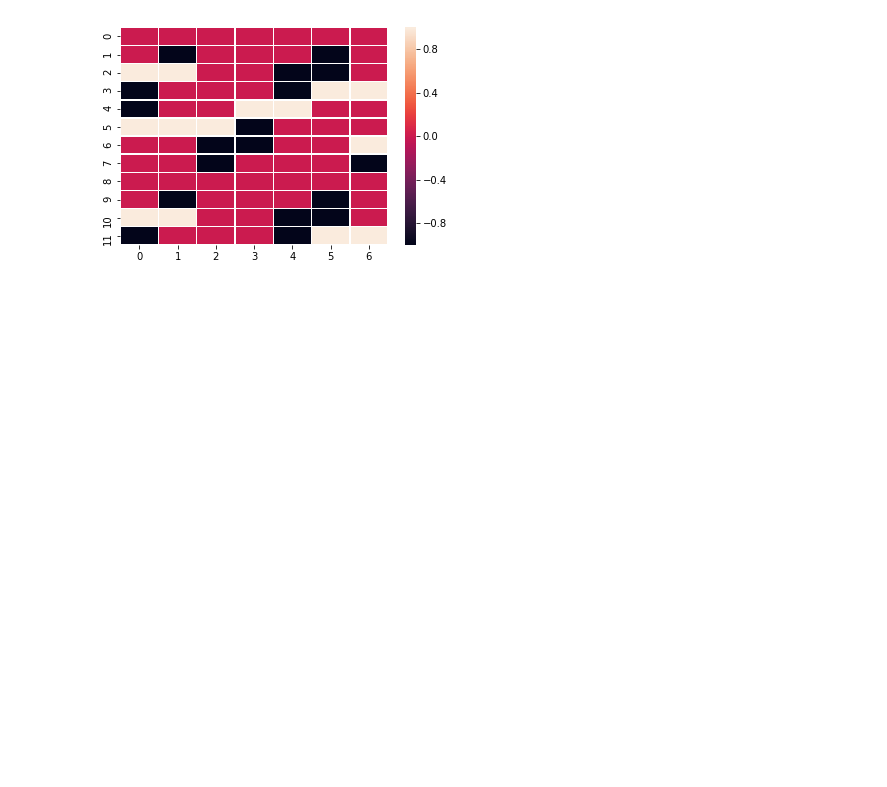
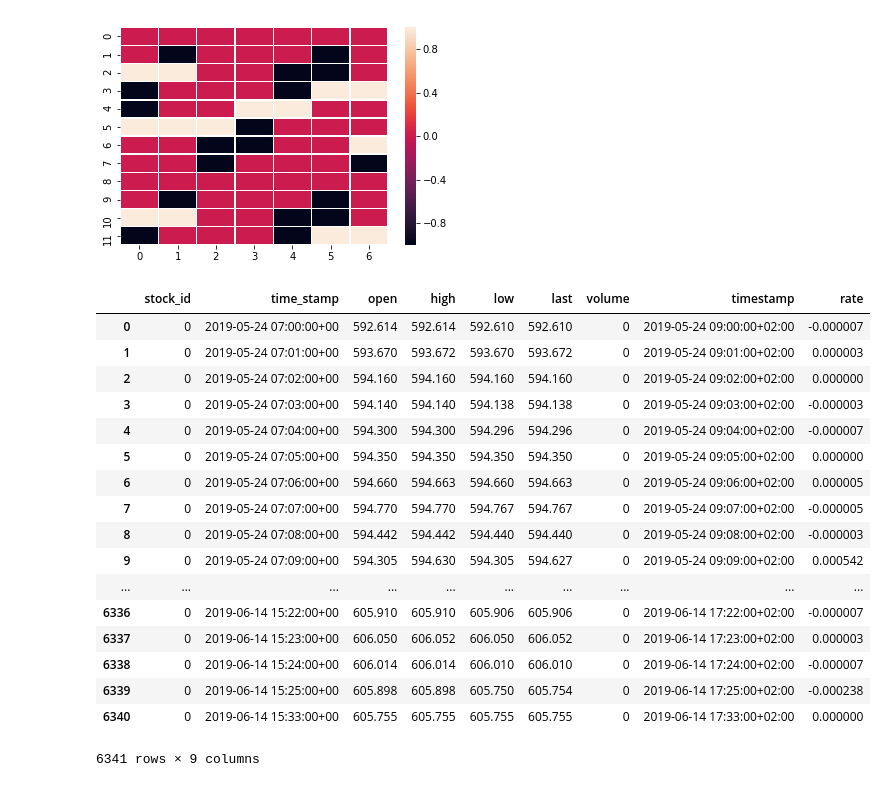
Before and after one commit to smartestrobotdai/meihuayishu, a Jupyter notebook: meihuayishu.ipynb, the cells around one changed output. Saved outputs shown, nothing was run; the diff lists cells and outputs as text; code cells hidden in the pictures; blank space fills up the shorter version.

```diff
--- a/meihuayishu.ipynb
+++ b/meihuayishu.ipynb
@@ -112,3 +112,31 @@ ax = sns.heatmap(data, linewidth=0.5)
 plt.show()
 # %% [output]
 [figure]
+# %%
+import pandas as pd
+
+# load the stock data
+df=pd.read_csv('data/data-1560586773044.csv',  sep=',')
+df['timestamp'] = pd.to_datetime(df['time_stamp'], format="%Y-%m-%d %H:%M:%S").dt.tz_convert('CET')
+# %%
+df['rate'] = (df['last'] - df['open']) / df['open']
+df
+# %% [output]
+|  | stock_id | time_stamp | open | high | low | last | volume | timestamp | rate |
+| 0 | 0 | 2019-05-24 07:00:00+00 | 592.614 | 592.614 | 592.610 | 592.610 | 0 | 2019-05-24 09:00:00+02:00 | -0.000007 |
+| 1 | 0 | 2019-05-24 07:01:00+00 | 593.670 | 593.672 | 593.670 | 593.672 | 0 | 2019-05-24 09:01:00+02:00 | 0.000003 |
+| 2 | 0 | 2019-05-24 07:02:00+00 | 594.160 | 594.160 | 594.160 | 594.160 | 0 | 2019-05-24 09:02:00+02:00 | 0.000000 |
+| 3 | 0 | 2019-05-24 07:03:00+00 | 594.140 | 594.140 | 594.138 | 594.138 | 0 | 2019-05-24 09:03:00+02:00 | -0.000003 |
+| 4 | 0 | 2019-05-24 07:04:00+00 | 594.300 | 594.300 | 594.296 | 594.296 | 0 | 2019-05-24 09:04:00+02:00 | -0.000007 |
+| 5 | 0 | 2019-05-24 07:05:00+00 | 594.350 | 594.350 | 594.350 | 594.350 | 0 | 2019-05-24 09:05:00+02:00 | 0.000000 |
+| 6 | 0 | 2019-05-24 07:06:00+00 | 594.660 | 594.663 | 594.660 | 594.663 | 0 | 2019-05-24 09:06:00+02:00 | 0.000005 |
+| 7 | 0 | 2019-05-24 07:07:00+00 | 594.770 | 594.770 | 594.767 | 594.767 | 0 | 2019-05-24 09:07:00+02:00 | -0.000005 |
+| 8 | 0 | 2019-05-24 07:08:00+00 | 594.442 | 594.442 | 594.440 | 594.440 | 0 | 2019-05-24 09:08:00+02:00 | -0.000003 |
+| 9 | 0 | 2019-05-24 07:09:00+00 | 594.305 | 594.630 | 594.305 | 594.627 | 0 | 2019-05-24 09:09:00+02:00 | 0.000542 |
+| ... | ... | ... | ... | ... | ... | ... | ... | ... | ... |
+| 6336 | 0 | 2019-06-14 15:22:00+00 | 605.910 | 605.910 | 605.906 | 605.906 | 0 | 2019-06-14 17:22:00+02:00 | -0.000007 |
+| 6337 | 0 | 2019-06-14 15:23:00+00 | 606.050 | 606.052 | 606.050 | 606.052 | 0 | 2019-06-14 17:23:00+02:00 | 0.000003 |
+| 6338 | 0 | 2019-06-14 15:24:00+00 | 606.014 | 606.014 | 606.010 | 606.010 | 0 | 2019-06-14 17:24:00+02:00 | -0.000007 |
+| 6339 | 0 | 2019-06-14 15:25:00+00 | 605.898 | 605.898 | 605.750 | 605.754 | 0 | 2019-06-14 17:25:00+02:00 | -0.000238 |
+| 6340 | 0 | 2019-06-14 15:33:00+00 | 605.755 | 605.755 | 605.755 | 605.755 | 0 | 2019-06-14 17:33:00+02:00 | 0.000000 |
+6341 rows × 9 columns
```
Also changed, not shown: parts of 14 cells of this notebook, 1 other file.
